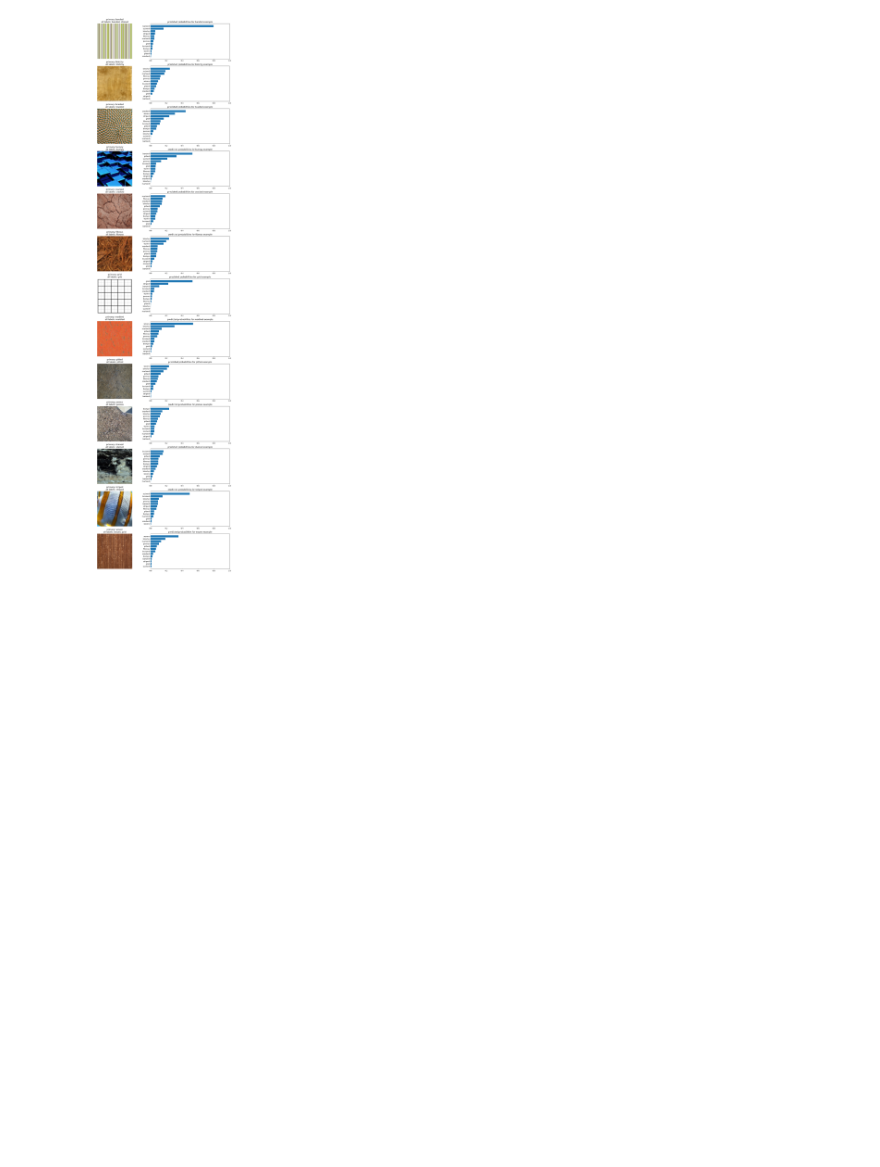
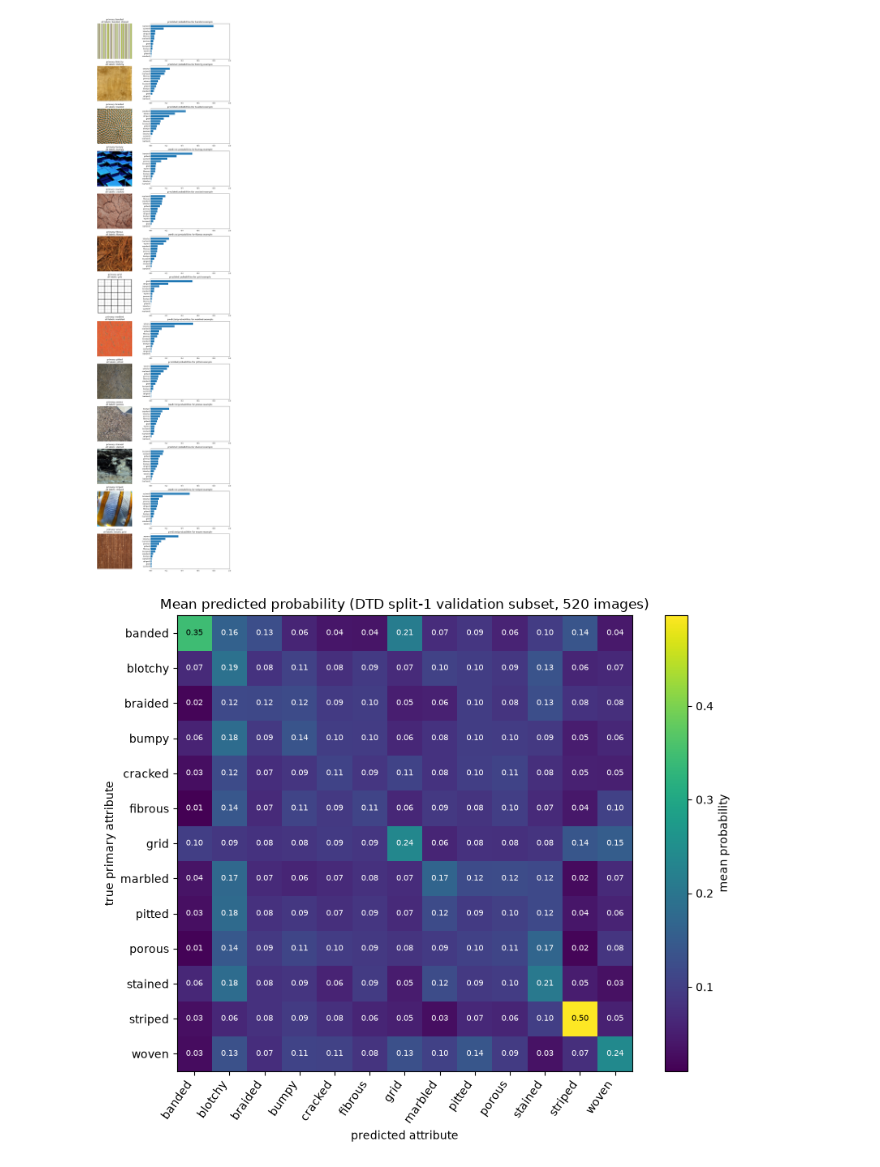
Before and after one commit to yu7ong/cs4242-lab1, a Jupyter notebook: code/notebooks/03_DTD_attribute_prediction.ipynb, the cells around one changed output. Cells and saved outputs as stored; diff of their text form; code cells hidden in the pictures; blank space fills up the shorter version.

```diff
--- a/code/notebooks/03_DTD_attribute_prediction.ipynb
+++ b/code/notebooks/03_DTD_attribute_prediction.ipynb
@@ -276,3 +276,22 @@ for row_index, index in enumerate(indices):
 fig.tight_layout()
 # %% [output]
 [figure]
+# %%
+primary_val = np.array([r.attributes[0] for r in validation_records])
+heat = np.array([validation_probability[primary_val == a].mean(axis=0) for a in attributes])
+
+fig, ax = plt.subplots(figsize=(9, 7))
+im = ax.imshow(heat, cmap="viridis")
+ax.set_xticks(range(len(attributes)), attributes, rotation=55, ha="right")
+ax.set_yticks(range(len(attributes)), attributes)
+ax.set(xlabel="predicted attribute", ylabel="true primary attribute",
+       title="Mean predicted probability (DTD split-1 validation subset, 520 images)")
+for i in range(len(attributes)):
+    for j in range(len(attributes)):
+        ax.text(j, i, f"{heat[i, j]:.2f}", ha="center", va="center",
+                color="w" if heat[i, j] < heat.max() * 0.6 else "k", fontsize=7)
+fig.colorbar(im, label="mean probability")
+fig.tight_layout()
+plt.show()
+# %% [output]
+[figure, added]
```
Also changed, not shown: parts of 3 cells of this notebook, 5 other files.
